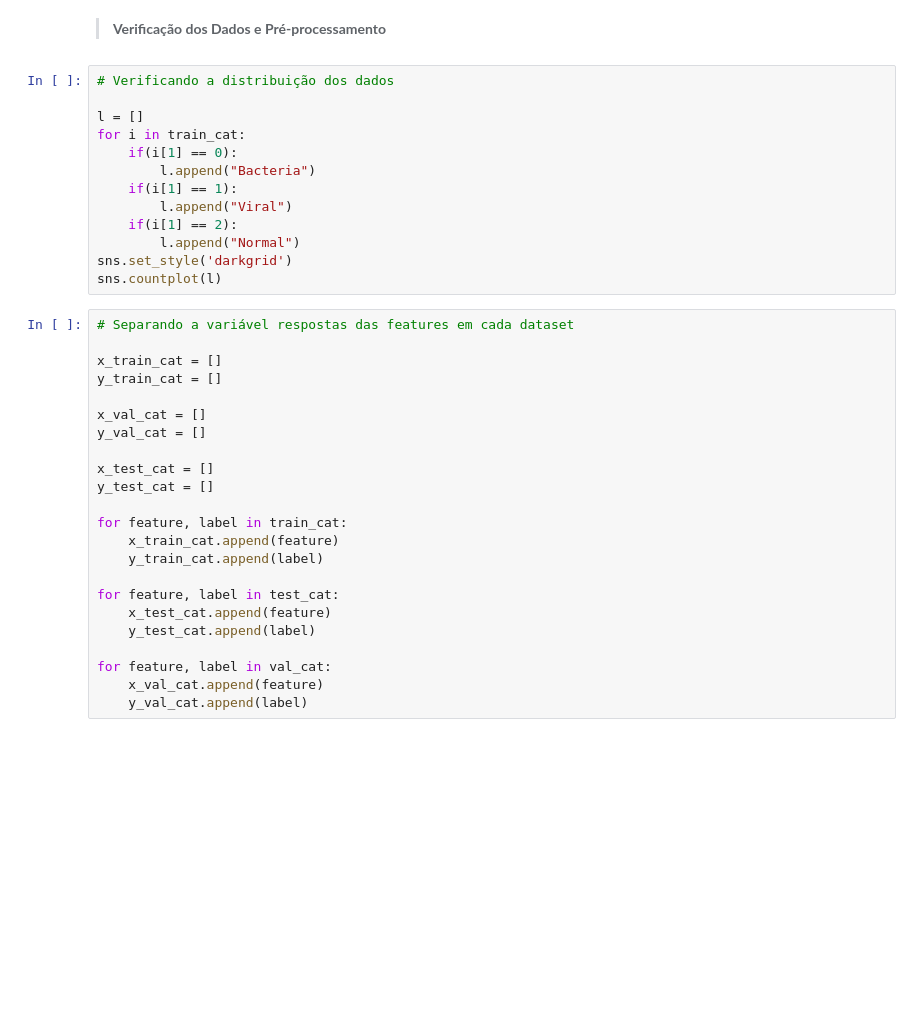
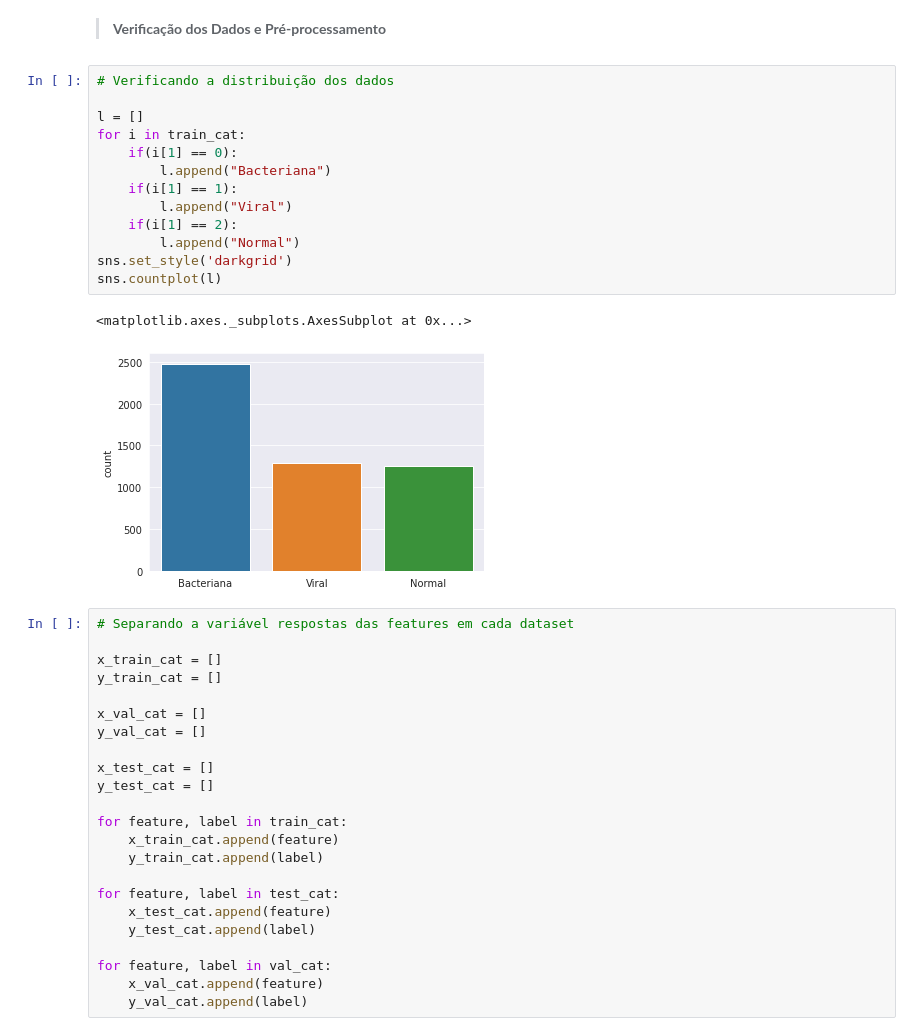
Before and after one commit to KarlaLutz/Trabalho_CNN_Turma9_BigData_FGV, a Jupyter notebook: Trabalho_CNN_XRays.ipynb, the cells around one changed output. Drawn from its saved outputs; the diff is of its cells as text; blank space fills up the shorter version.

```diff
--- a/Trabalho_CNN_XRays.ipynb
+++ b/Trabalho_CNN_XRays.ipynb
@@ -541,16 +572,19 @@ val_cat = pickle.load(pickle_in)
 # %%
 # Verificando a distribuição dos dados
 
 l = []
 for i in train_cat:
     if(i[1] == 0):
-        l.append("Bacteria")
+        l.append("Bacteriana")
     if(i[1] == 1):
         l.append("Viral")
     if(i[1] == 2):
         l.append("Normal")
 sns.set_style('darkgrid')
 sns.countplot(l)
+# %% [output]
+<matplotlib.axes._subplots.AxesSubplot at 0x...>
+[figure, added]
 # %%
 # Separando a variável respostas das features em cada dataset
 
```
Also changed, not shown: parts of 32 cells of this notebook.
